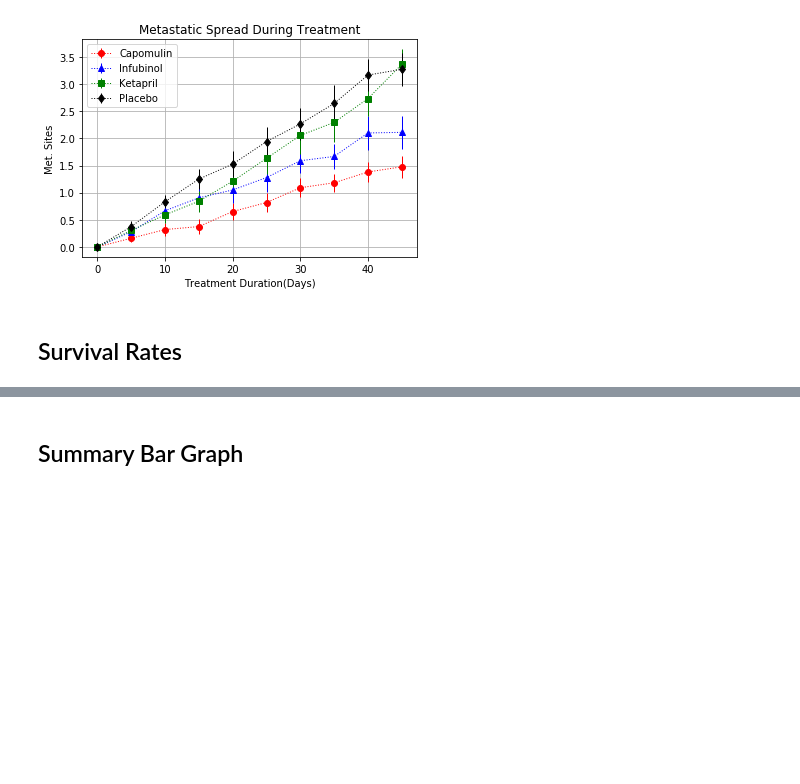
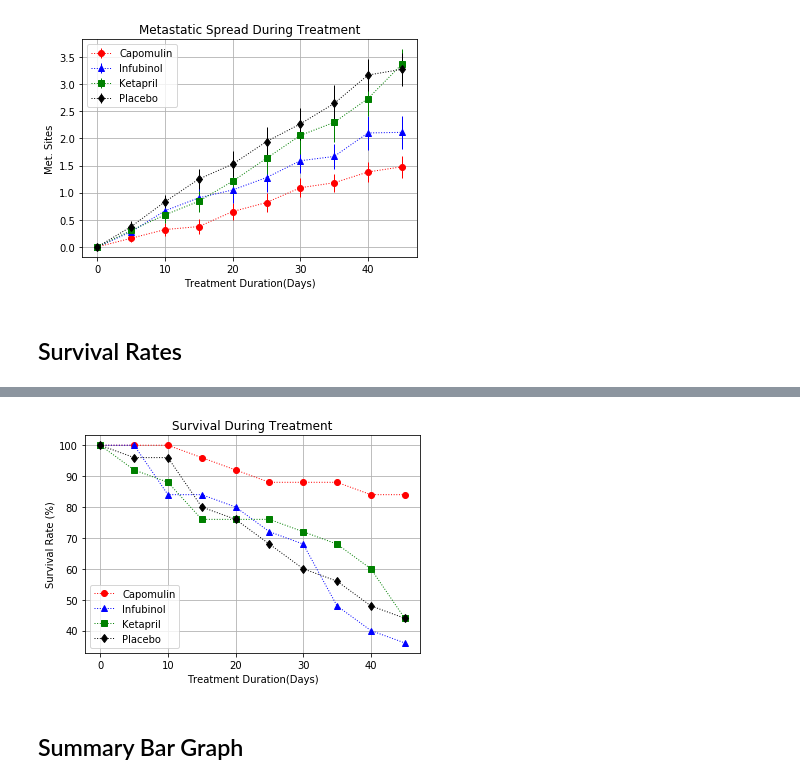
Before and after one commit to FractalMind81/DataAnalytics, a Jupyter notebook: Python/Matplotlib/pymaceuticals_starter.ipynb, the cells around one changed output, grey strips where cells are left out. Cells and saved outputs as stored; diff of their text form; code cells hidden in the pictures; blank space fills up the shorter version.

Commit message:
add survival rate dataframe and plot

```diff
--- a/Python/Matplotlib/pymaceuticals_starter.ipynb
+++ b/Python/Matplotlib/pymaceuticals_starter.ipynb
@@ -177,7 +177,10 @@ plt.savefig('metastatic_spread.png')
 ## Survival Rates
 # %%
 # Store the Count of Mice Grouped by Drug and Timepoint (W can pass any metric)
+survival_count = data_df.groupby(['Drug','Timepoint'])['Mouse ID'].count()
 
 # Convert to DataFrame
+survival_count_df = pd.DataFrame(survival_rate).reset_index().rename(columns={'Mouse ID':'Mouse Count'})
 
 # Preview DataFrame
+survival_count_df.head()
@@ -192,4 +194,6 @@ plt.savefig('metastatic_spread.png')
 # %%
 # Minor Data Munging to Re-Format the Data Frames
+survival_count_df = survival_count_df.pivot(index='Timepoint',columns='Drug',values='Mouse Count')
 
 # Preview the Data Frame
+survival_count_df.head()
@@ -215,3 +208,27 @@ plt.show()
+# %%
+# Create survival rate dataframe
+survival_rate_df = pd.DataFrame()
+for col in survival_count_df:
+    survival_rate_df[col] = 100*survival_count_df[col]/survival_count_df[col].max()
+
+# Generate the Plot (Accounting for percentages)
+survival_rate_df.loc[:,'Capomulin'].plot(kind='line',marker='o',color='r',linestyle=':',linewidth=1.0)
+survival_rate_df.loc[:,'Infubinol'].plot(kind='line',marker='^',color='b',linestyle=':',linewidth=1.0)
+survival_rate_df.loc[:,'Ketapril'].plot(kind='line',marker='s',color='g',linestyle=':',linewidth=1.0)
+survival_rate_df.loc[:,'Placebo'].plot(kind='line',grid=True,marker='d',color='k',linestyle=':',linewidth=1.0)
+
+plt.xlabel("Treatment Duration(Days)")
+plt.ylabel("Survival Rate (%)")
+plt.title("Survival During Treatment")
+plt.legend()
+
+# Save the Figure
+plt.savefig('survival_rate.png')
+
+# Show the Figure
+plt.show()
+# %% [output]
+[figure, added]
 # %% [markdown]
 ## Summary Bar Graph
 # %%
```
Also changed, not shown: parts of 6 cells of this notebook.
